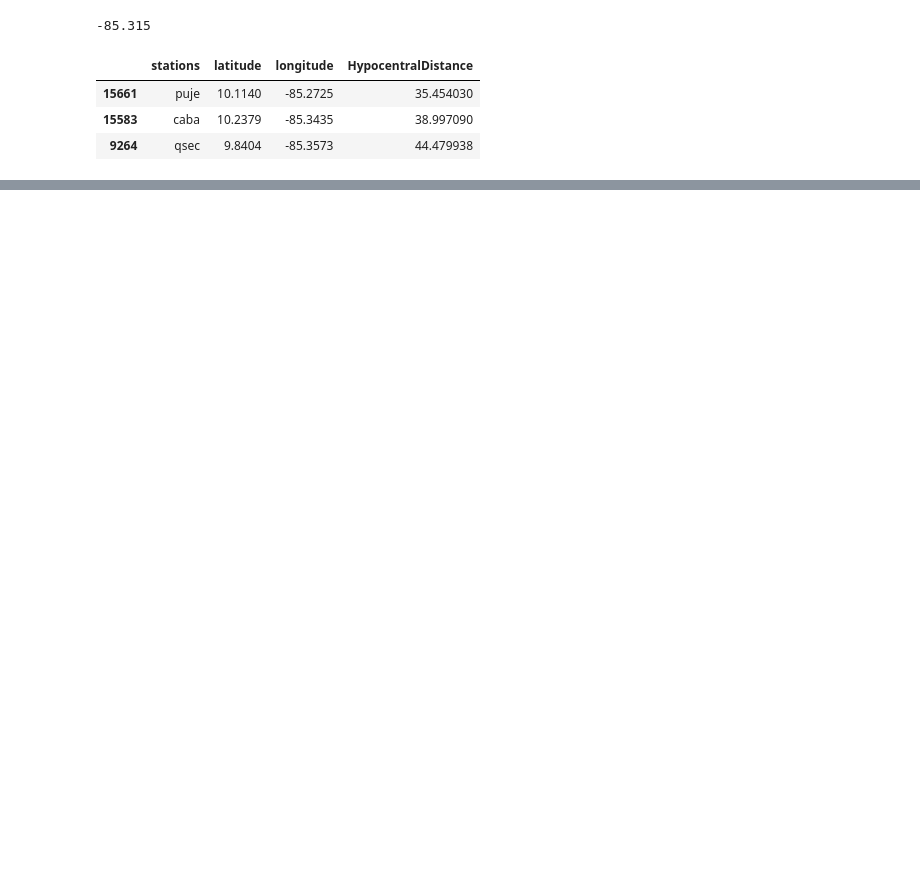
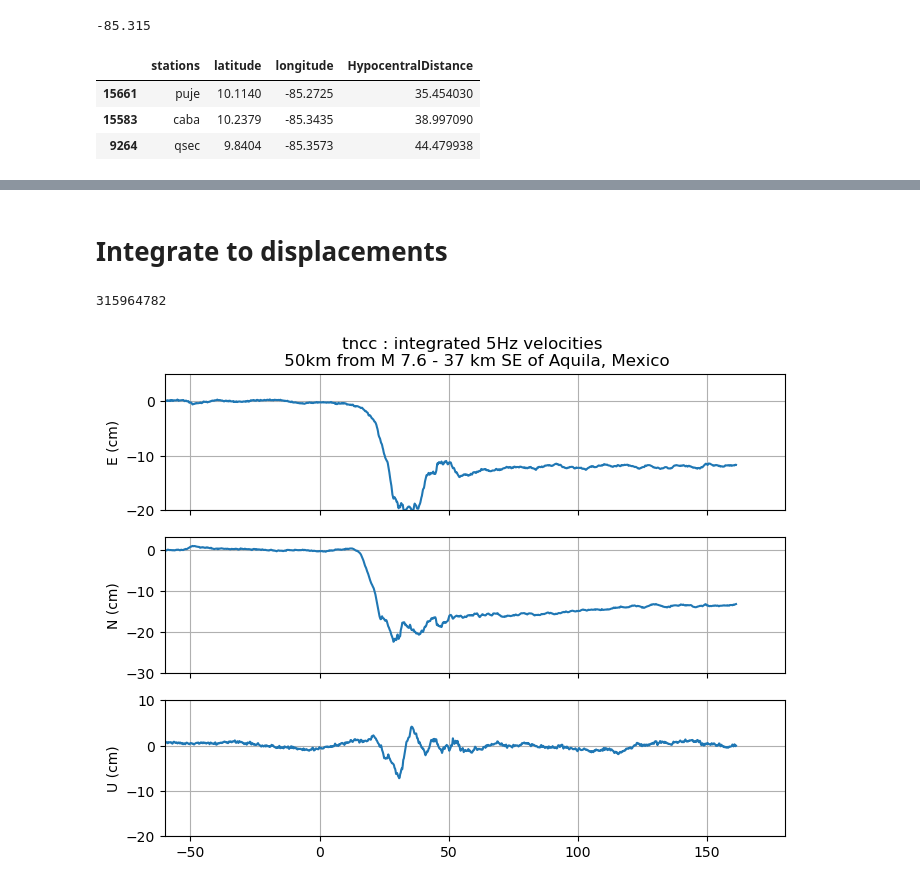
Before and after one commit to timdittmann/SNIVEL, a Jupyter notebook: snivel_event_notebook.ipynb, the cells around one changed output, grey strips where cells are left out. Saved outputs shown, nothing was run; the diff lists cells and outputs as text; code cells hidden in the pictures; blank space fills up the shorter version.

```diff
--- a/snivel_event_notebook.ipynb
+++ b/snivel_event_notebook.ipynb
@@ -390,0 +548,53 @@ for site in MyList:
+# %% [markdown]
+# Integrate to displacements
+# %%
+plt.rcParams.update(plt.rcParamsDefault)
+
+
+vel_df=read_vel(site,eq_year,eq_doy)
+vel_df=vel_df[abs(vel_df.dudt)<1]
+#vel_df=vel_df.between_time("18:04:56","18:06:06")
+
+from scipy.integrate import cumtrapz
+
+positions = cumtrapz(vel_df[['dedt','dndt','dudt']], vel_df['utc'], axis=0)
+
+
+station = gnss_station(site)
+station.lat=sta_coords_df[sta_coords_df.stations==site].latitude.values[0]
+station.long=sta_coords_df[sta_coords_df.stations==site].longitude.values[0]
+
+station=calculate_p_s_arrival_depth(station, eq)
+fig, ax = plt.subplots(3, 1, figsize=(8,6), sharex=True)
+
+for i,direc in enumerate(['dedt','dndt','dudt']):
+    #ax[i].plot((vel_df.index-eq.time).total_seconds()[1:],positions[:,i])
+    #ax[i].plot((vel_df.index-eq.time).total_seconds(), lowpass(vel_df[direc], freq=(1/1)/2, df=5, corners=4, zerophase=True), label='Low-pass', color=colors[4])
+
+    #remove pre-eq linear trend?
+    x=(vel_df.index-eq.time).total_seconds()[1:][(vel_df.index-eq.time).total_seconds()[1:]<0]
+    y=positions[:,i][(vel_df.index-eq.time).total_seconds()[1:]<0]
+    z = np.polyfit(x, y, 1)
+    #y_f=z[0]*x+z[1]
+    y_f=z[0]*(vel_df.index-eq.time).total_seconds()[1:]+z[1]
+    ax[i].plot((vel_df.index-eq.time).total_seconds()[1:],100*(positions[:,i]-y_f))
+
+    #plt.axvline(pd.to_datetime('2021-11-09 06:25:17'))
+    #ax[i].axvline((eq.time-eq.time).total_seconds(), color='black')
+    #ax[i].axvline((station.s_arrival-eq.time).total_seconds(), color='red')
+    #ax[i].axvline((station.p_arrival-eq.time).total_seconds(), color='green')
+    #ax[i].set_ylim([-.25,.05])
+    ax[i].grid()
+    ax[i].set_ylabel('%s (cm)' %direc[1:2].upper())
+
+ax[0].set_ylim([-20,5])
+ax[1].set_ylim([-30,3])
+ax[2].set_ylim([-20,10])
+hypo_radius=sta_used[sta_used.stations==site].HypocentralDistance.values[0]
+ax[0].set_title('%s : integrated 5Hz velocities \n %02dkm from %s' %(site, hypo_radius, eq.name))
+#ax[i].set_xlim([eq.time-datetime.timedelta(minutes=0.5), station.s_arrival+datetime.timedelta(minutes=.5)])
+ax[i].set_xlim([-60,180])
+plt.show()
+# %% [output]
+315964782
+[figure, added]
```
Also changed, not shown: parts of 14 cells of this notebook, 4 other files.
